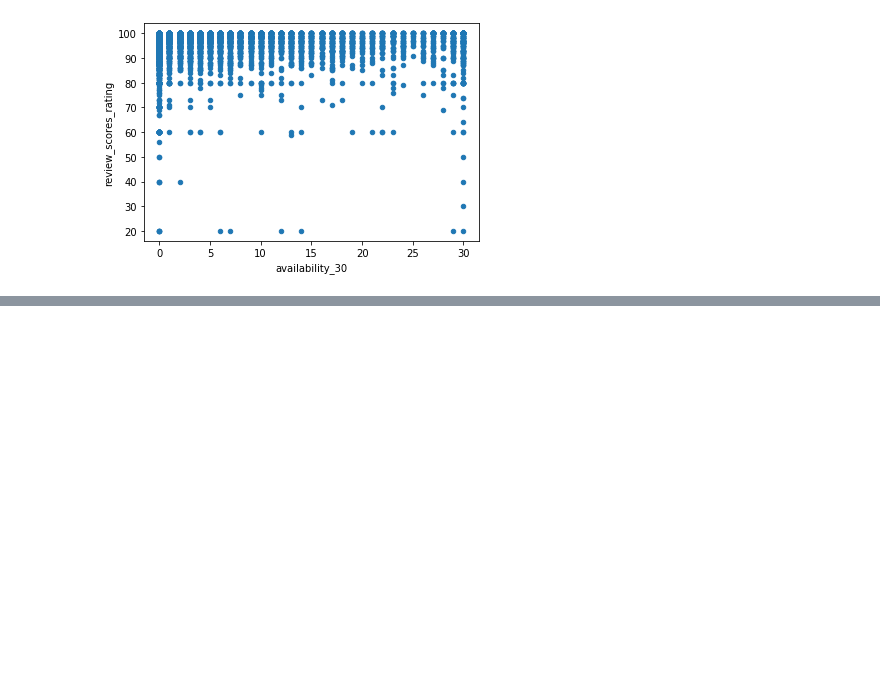
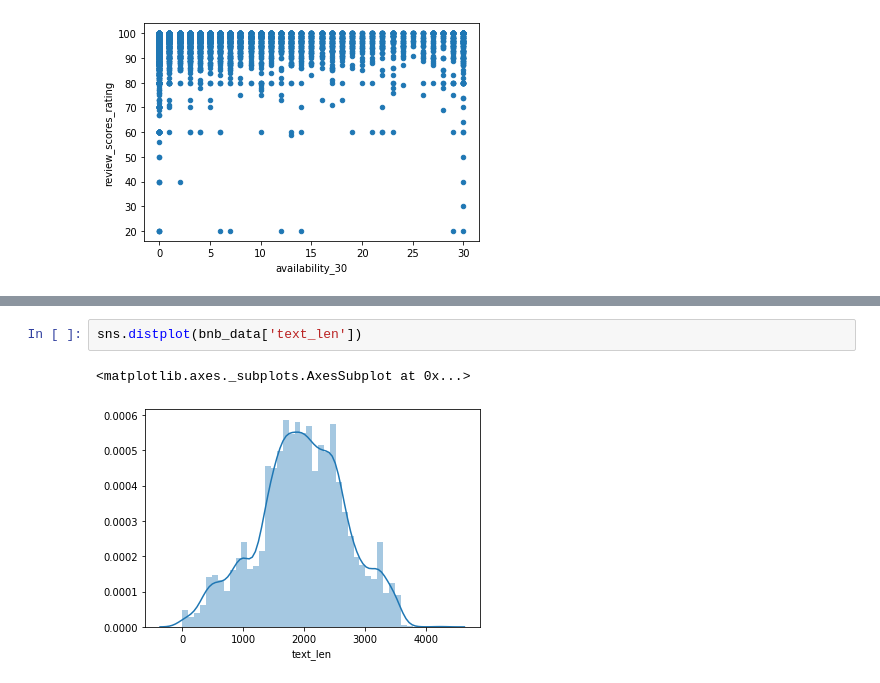
Before and after one commit to EmiliaPaz/EECS731_FinalProject, a Jupyter notebook: notebooks/Airbnb.ipynb, the cells around one changed output, grey strips where cells are left out. Drawn from its saved outputs; the diff is of its cells as text; blank space fills up the shorter version.

```diff
--- a/notebooks/Airbnb.ipynb
+++ b/notebooks/Airbnb.ipynb
@@ -107,3 +90,8 @@ Name: description, dtype: object
+# %%
+sns.distplot(bnb_data['text_len'])
+# %% [output]
+<matplotlib.axes._subplots.AxesSubplot at 0x...>
+[figure, added]
 # %%
 bnb_data.plot.scatter(x='sentiment', y='review_scores_rating')
 # %% [output]
```
Also changed, not shown: parts of 31 cells of this notebook, 1 other file.
